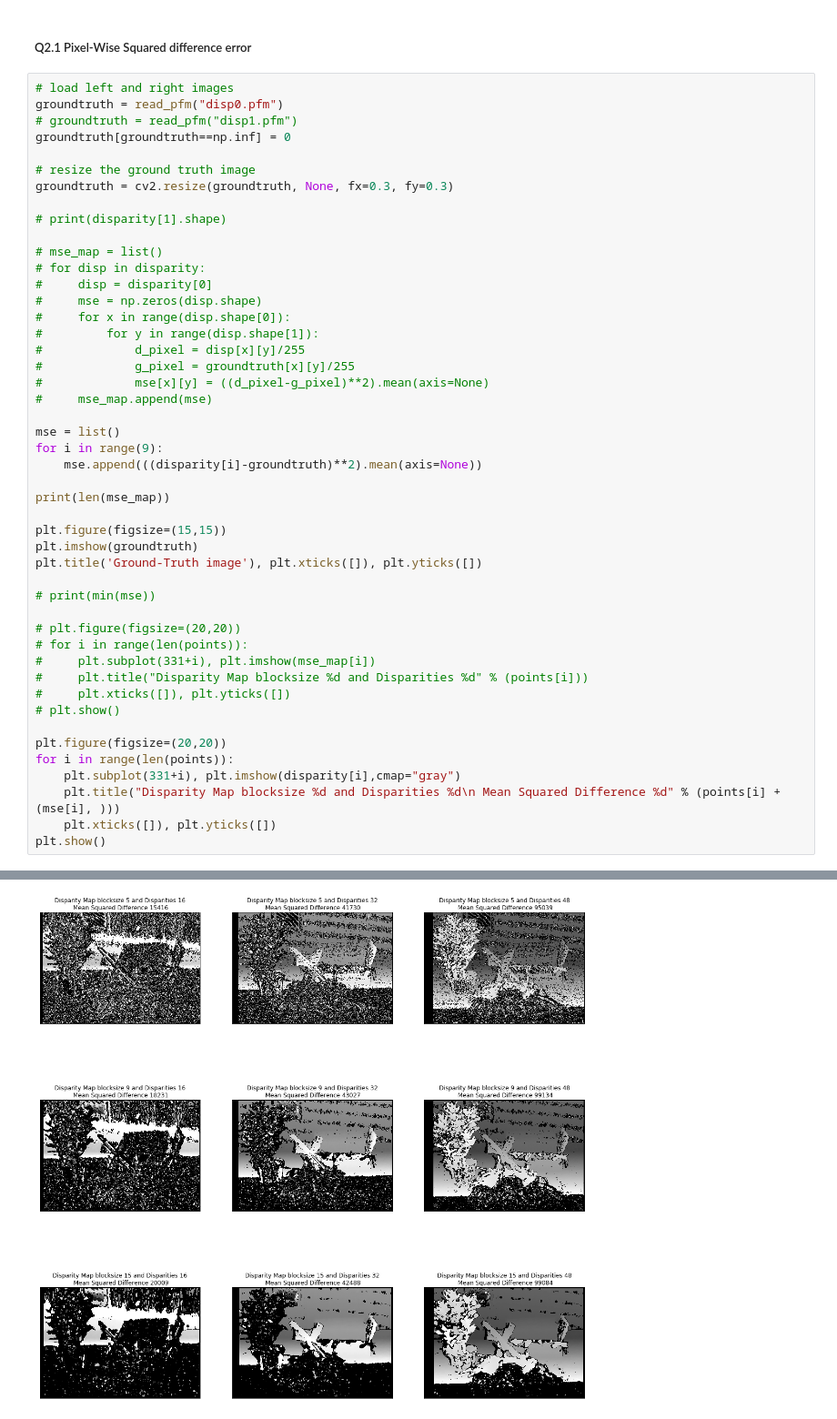
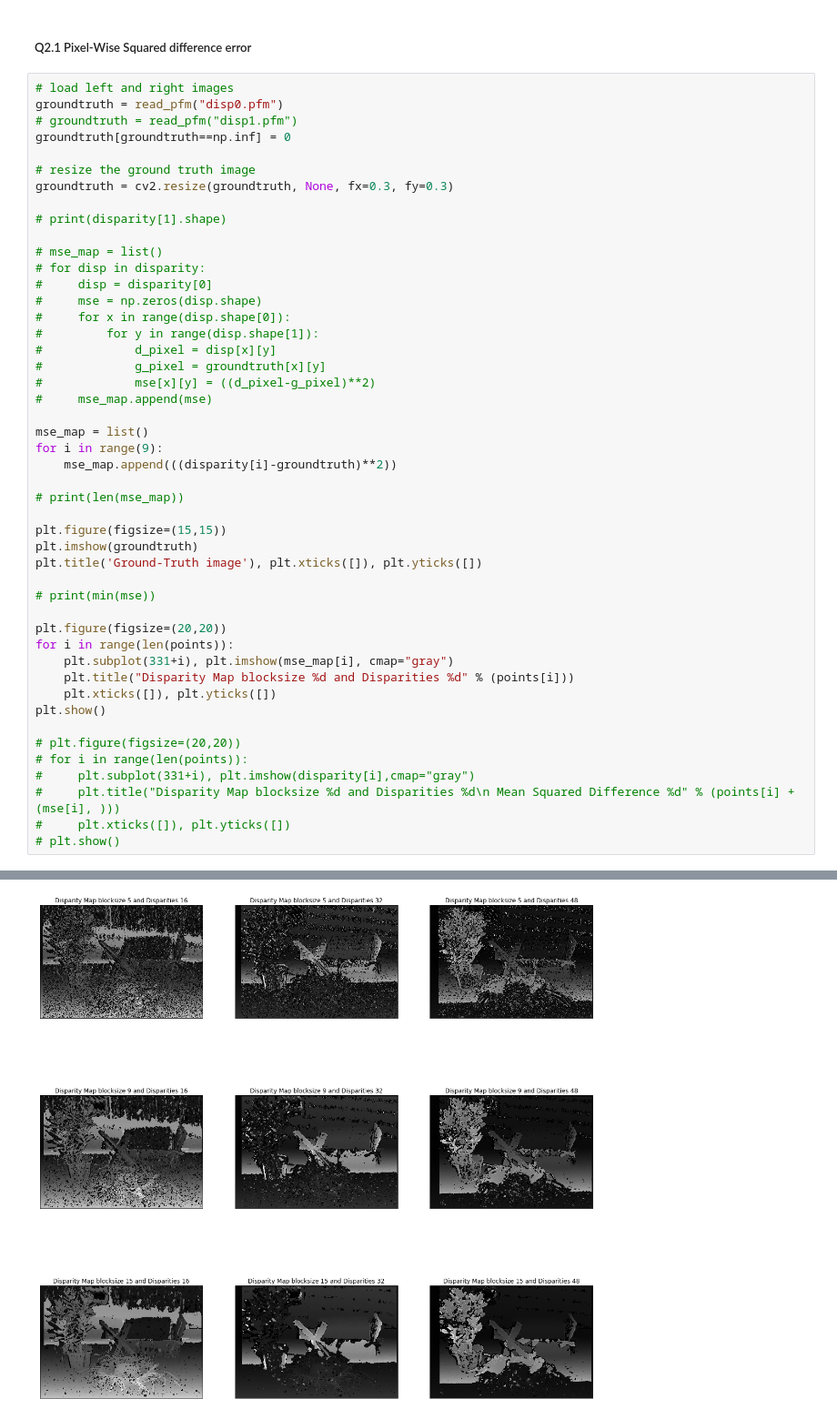
Before and after one commit to bryanjay28/ECSE415, a Jupyter notebook: Assignment3/Depth_Estimation.ipynb, the cells around one changed output, grey strips where cells are left out. Shown at 91% size. Cells and saved outputs as stored; diff of their text form.

```diff
--- a/Assignment3/Depth_Estimation.ipynb
+++ b/Assignment3/Depth_Estimation.ipynb
@@ -103,16 +103,16 @@ groundtruth = cv2.resize(groundtruth, None, fx=0.3, fy=0.3)
 #     mse = np.zeros(disp.shape)
 #     for x in range(disp.shape[0]):
 #         for y in range(disp.shape[1]):
-#             d_pixel = disp[x][y]/255
-#             g_pixel = groundtruth[x][y]/255
-#             mse[x][y] = ((d_pixel-g_pixel)**2).mean(axis=None)
+#             d_pixel = disp[x][y]
+#             g_pixel = groundtruth[x][y]
+#             mse[x][y] = ((d_pixel-g_pixel)**2)
 #     mse_map.append(mse)
 
-mse = list()
+mse_map = list()
 for i in range(9):
-    mse.append(((disparity[i]-groundtruth)**2).mean(axis=None))
+    mse_map.append(((disparity[i]-groundtruth)**2))
 
-print(len(mse_map))
+# print(len(mse_map))
 
 plt.figure(figsize=(15,15))
 plt.imshow(groundtruth)
@@ -120,17 +120,17 @@ plt.title('Ground-Truth image'), plt.xticks([]), plt.yticks([])
 
 # print(min(mse))
 
+plt.figure(figsize=(20,20))
+for i in range(len(points)):
+    plt.subplot(331+i), plt.imshow(mse_map[i], cmap="gray")
+    plt.title("Disparity Map blocksize %d and Disparities %d" % (points[i]))
+    plt.xticks([]), plt.yticks([])
+plt.show()
+
 # plt.figure(figsize=(20,20))
 # for i in range(len(points)):
-#     plt.subplot(331+i), plt.imshow(mse_map[i])
-#     plt.title("Disparity Map blocksize %d and Disparities %d" % (points[i]))
+#     plt.subplot(331+i), plt.imshow(disparity[i],cmap="gray")
+#     plt.title("Disparity Map blocksize %d and Disparities %d\n Mean Squared Difference %d" % (points[i] + (mse[i], )))
 #     plt.xticks([]), plt.yticks([])
 # plt.show()
-
-plt.figure(figsize=(20,20))
-for i in range(len(points)):
-    plt.subplot(331+i), plt.imshow(disparity[i],cmap="gray")
-    plt.title("Disparity Map blocksize %d and Disparities %d\n Mean Squared Difference %d" % (points[i] + (mse[i], )))
-    plt.xticks([]), plt.yticks([])
-plt.show()
 # %% [output]
@@ -138,5 +137,5 @@ plt.show()
 [figure]
-[figure, old version]
+[figure, new version]
 # %% [markdown]
 ##### Comment on the Error-maps
 
```
Also changed, not shown: parts of 2 cells of this notebook, 1 other file.
